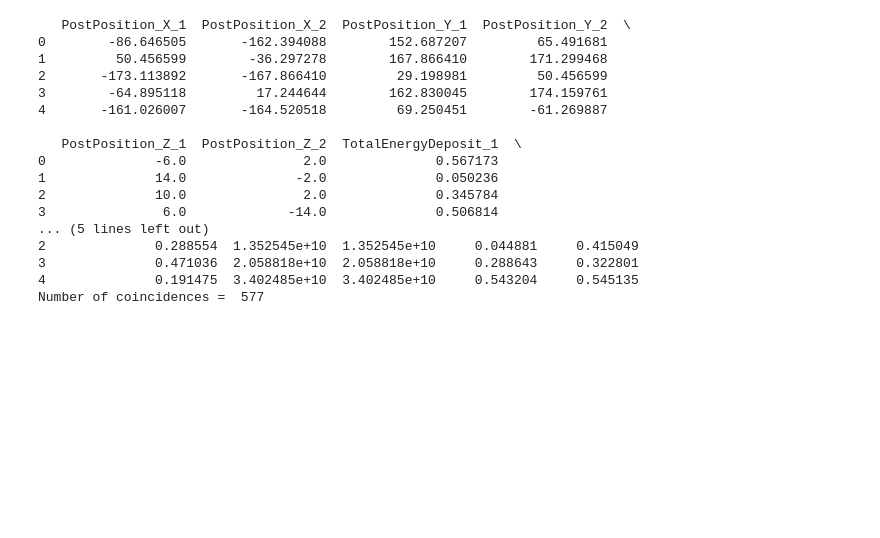
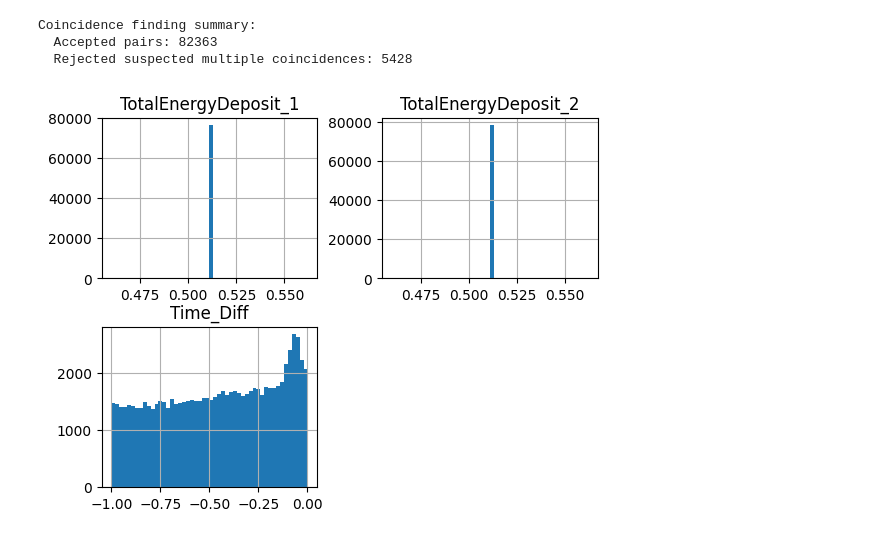
Before and after one commit to keaveney/picoPET-sim, a Jupyter notebook: recoCoincidences.ipynb, the cells around one changed output. Saved outputs shown, nothing was run; the diff lists cells and outputs as text; code cells hidden in the pictures; blank space fills up the shorter version.

```diff
--- a/recoCoincidences.ipynb
+++ b/recoCoincidences.ipynb
@@ -96,23 +58,0 @@ def find_coincidences(df: pd.DataFrame, time_window: float) -> pd.DataFrame:
-# %%
-time_window = 0.05  # example time window value
-coincidences_df = find_coincidences(df, time_window)
-print(coincidences_df.head())
-print("Number of coincidences =  " + str(coincidences_df.shape[0]))
-# %% [output]
-   PostPosition_X_1  PostPosition_X_2  PostPosition_Y_1  PostPosition_Y_2  \
-0        -86.646505       -162.394088        152.687207         65.491681
-1         50.456599        -36.297278        167.866410        171.299468
-2       -173.113892       -167.866410         29.198981         50.456599
-3        -64.895118         17.244644        162.830045        174.159761
-4       -161.026007       -164.520518         69.250451        -61.269887
-
-   PostPosition_Z_1  PostPosition_Z_2  TotalEnergyDeposit_1  \
-0              -6.0               2.0              0.567173
-1              14.0              -2.0              0.050236
-2              10.0               2.0              0.345784
-3               6.0             -14.0              0.506814
-... (5 lines left out)
-2              0.288554  1.352545e+10  1.352545e+10     0.044881     0.415049
-3              0.471036  2.058818e+10  2.058818e+10     0.288643     0.322801
-4              0.191475  3.402485e+10  3.402485e+10     0.543204     0.545135
-Number of coincidences =  577
@@ -119,3 +140,23 @@ Number of coincidences =  577
+# %%
+time_window = 1.0  # example time window value... around 30cm diameter tansverse FOV
+energy_half_range = 0.051 # 10% energy resolution assumed
+
+coincidences_df = find_coincidences(df, time_window, delta_e= energy_half_range)
+# %% [output]
+Coincidence finding summary:
+  Accepted pairs: 82363
+  Rejected suspected multiple coincidences: 5428
+# %%
+# Create a new DataFrame with algebraic combinations
+df_new = pd.DataFrame({
+    "Time_Diff": coincidences_df["GlobalTime_1"] - coincidences_df["GlobalTime_2"],
+    "TotalEnergyDeposit_1": coincidences_df["TotalEnergyDeposit_1"],
+    "TotalEnergyDeposit_2": coincidences_df["TotalEnergyDeposit_2"]
+})
+
+hist = df_new.hist(column=['TotalEnergyDeposit_1', 'TotalEnergyDeposit_2','Time_Diff'],bins=50)
+# %% [output]
+[figure, added]
 # %%
 from matplotlib.collections import LineCollection
 
```
Also changed, not shown: parts of 8 cells of this notebook, 4 other files.
